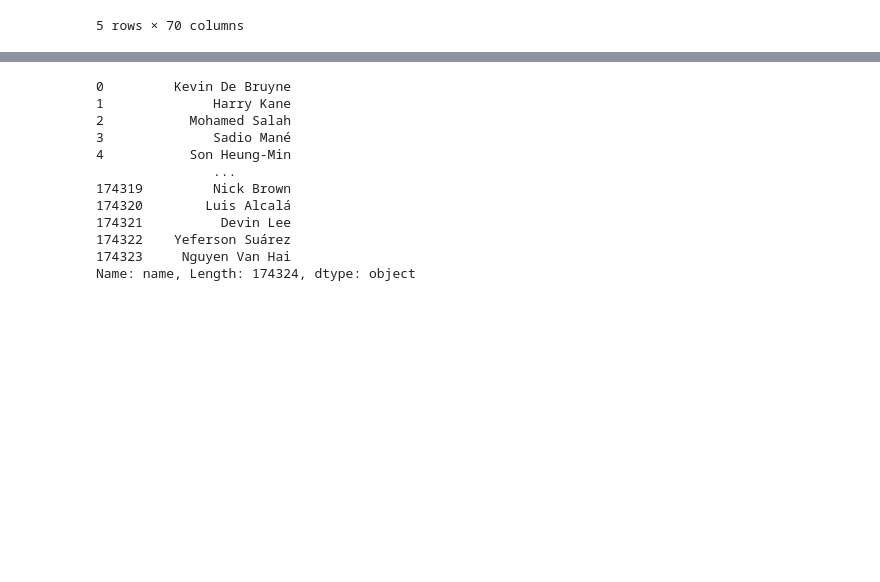
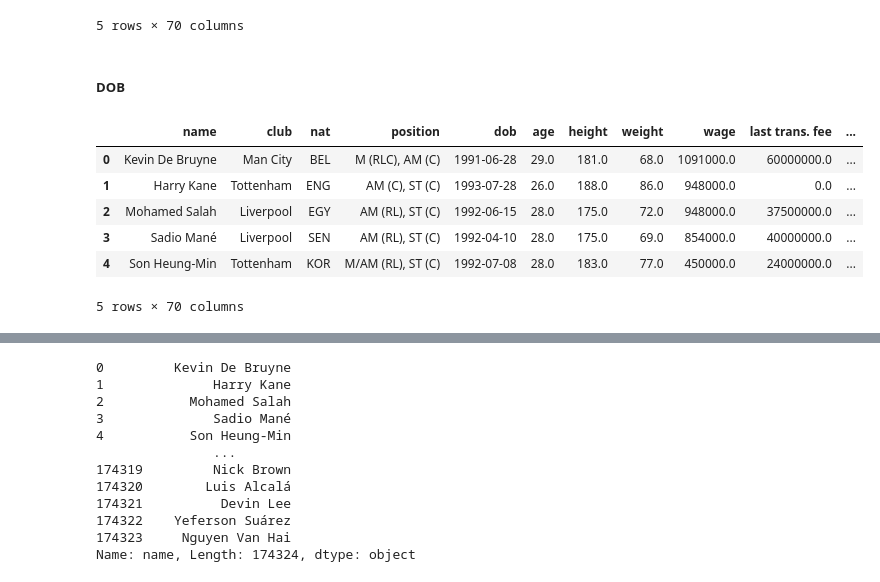
Before and after one commit to maximegoossens99/Moneyball, a Jupyter notebook: notebooks/Seasonal_statistics_scraping.ipynb, the cells around one changed output, grey strips where cells are left out. Saved outputs shown, nothing was run; the diff lists cells and outputs as text; code cells hidden in the pictures; blank space fills up the shorter version.

```diff
--- a/notebooks/Seasonal_statistics_scraping.ipynb
+++ b/notebooks/Seasonal_statistics_scraping.ipynb
@@ -23,3 +24,29 @@ df.head()
 | 3 | Sadio Mané | Liverpool | SEN | AM (RL), ST (C) | 10/4/1992 (28 years old) | 28.0 | 175.0 | 69.0 | 854000.0 | 40000000.0 | ... |
 | 4 | Son Heung-Min | Tottenham | KOR | M/AM (RL), ST (C) | 8/7/1992 (28 years old) | 28.0 | 183.0 | 77.0 | 450000.0 | 24000000.0 | ... |
 5 rows × 70 columns
+# %% [markdown]
+##### DOB
+# %%
+def extract_date(input_string):
+# Use regular expression to extract the date
+     date_match = re.search(r'\b\d{1,2}/\d{1,2}/\d{4}\b', input_string)
+
+     if date_match:
+         return date_match.group()
+     else:
+         return None
+
+df.dob = df.dob.apply(extract_date)
+# %%
+# Convert 'dob' column to datetime
+df['dob'] = pd.to_datetime(df['dob'], errors='coerce')
+# %%
+df.head()
+# %% [output]
+|  | name | club | nat | position | dob | age | height | weight | wage | last trans. fee | ... |
+| 0 | Kevin De Bruyne | Man City | BEL | M (RLC), AM (C) | 1991-06-28 | 29.0 | 181.0 | 68.0 | 1091000.0 | 60000000.0 | ... |
+| 1 | Harry Kane | Tottenham | ENG | AM (C), ST (C) | 1993-07-28 | 26.0 | 188.0 | 86.0 | 948000.0 | 0.0 | ... |
+| 2 | Mohamed Salah | Liverpool | EGY | AM (RL), ST (C) | 1992-06-15 | 28.0 | 175.0 | 72.0 | 948000.0 | 37500000.0 | ... |
+| 3 | Sadio Mané | Liverpool | SEN | AM (RL), ST (C) | 1992-04-10 | 28.0 | 175.0 | 69.0 | 854000.0 | 40000000.0 | ... |
+| 4 | Son Heung-Min | Tottenham | KOR | M/AM (RL), ST (C) | 1992-07-08 | 28.0 | 183.0 | 77.0 | 450000.0 | 24000000.0 | ... |
+5 rows × 70 columns
```
Also changed, not shown: parts of 12 cells of this notebook, 1 other file.
